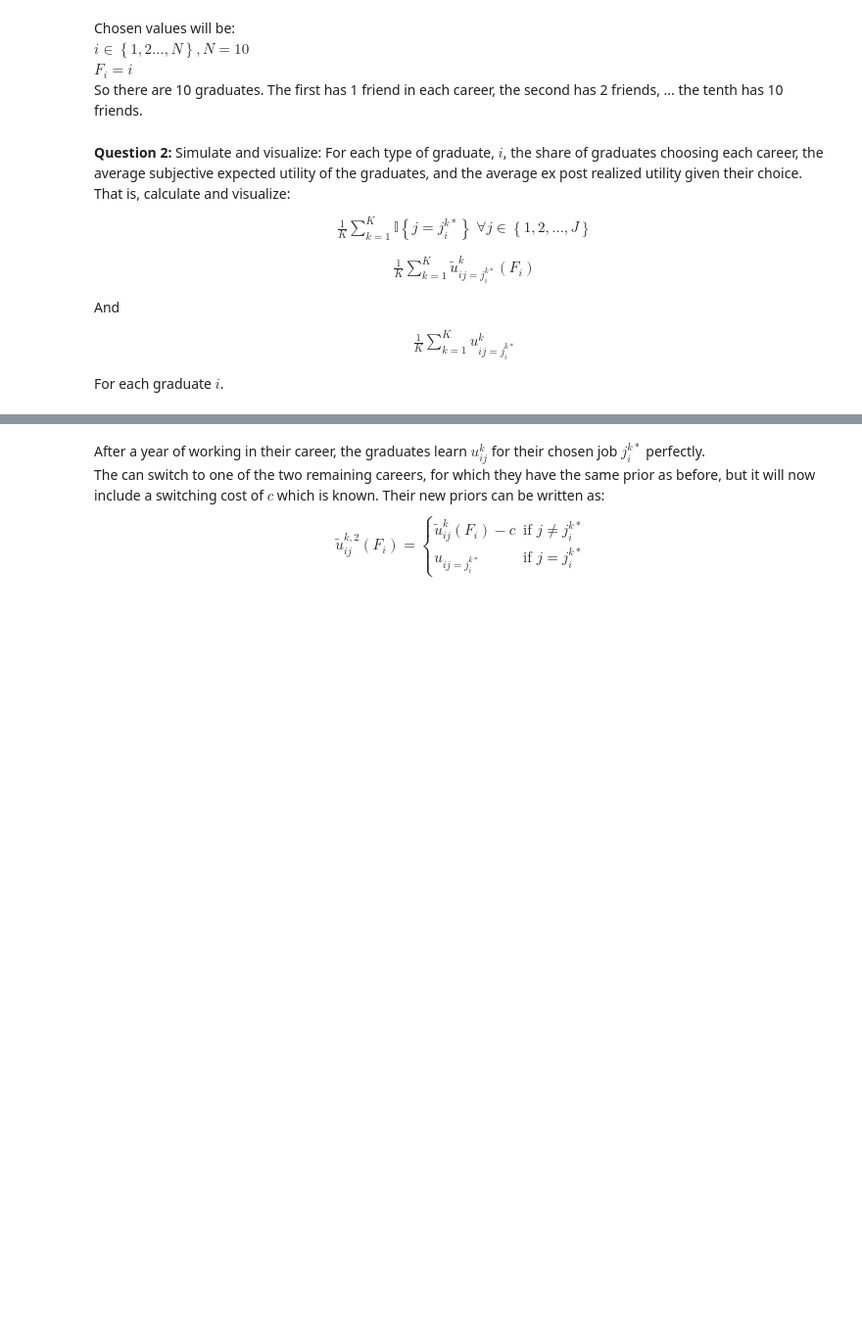
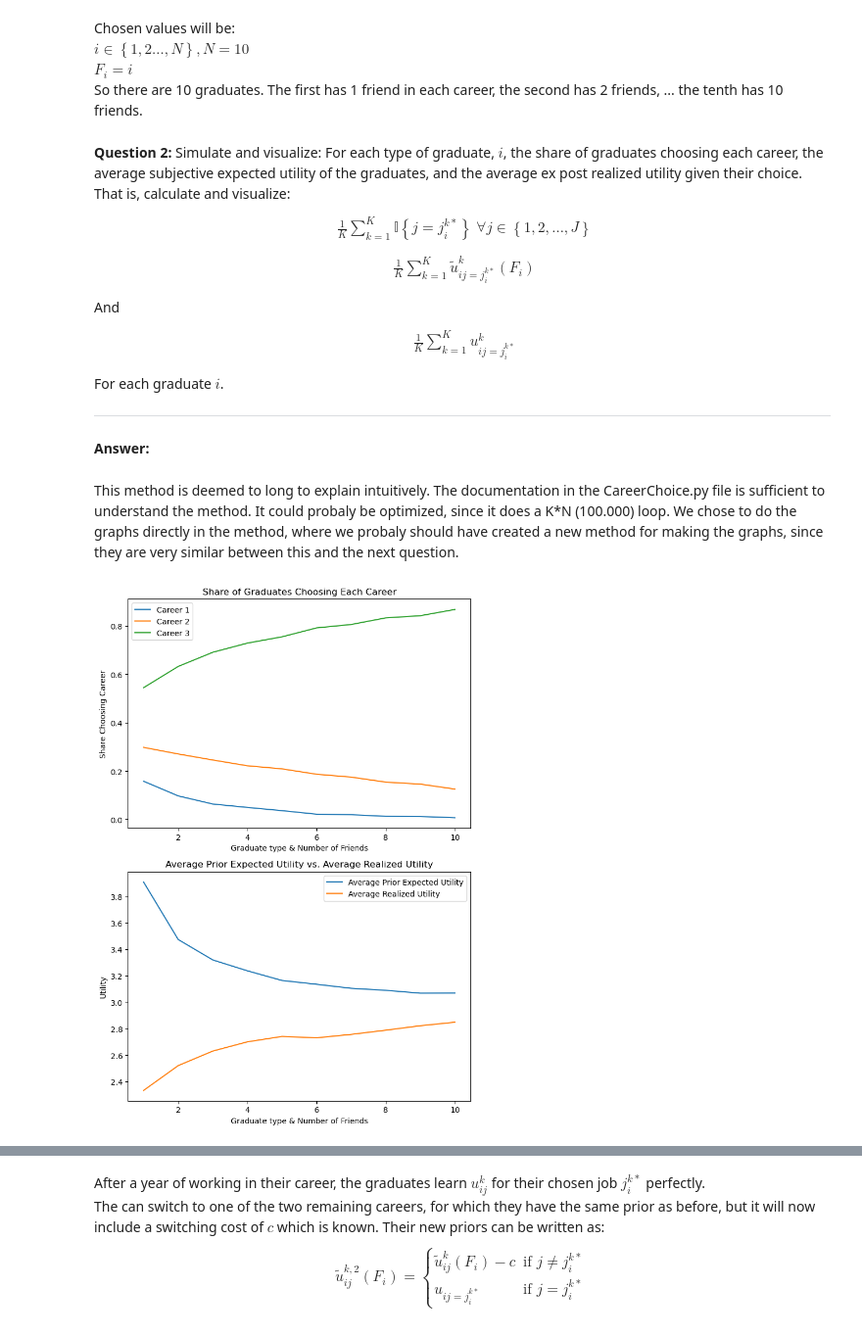
Before and after one commit to NumEconCopenhagen/projects-2024-mathias-mikkel-gabriele, a Jupyter notebook: examproject/exam_2024.ipynb, the cells around one changed output, grey strips where cells are left out. Shown at 98% size. Cells and saved outputs as stored; diff of their text form; code cells hidden in the pictures; blank space fills up the shorter version.

```diff
--- a/examproject/exam_2024.ipynb
+++ b/examproject/exam_2024.ipynb
@@ -203,0 +218,21 @@ False
+# %%
+# Initialize class
+career = CareerClass()
+
+# Parameters can be changed here if wanted
+career.par.J = 3 # number of careers
+career.par.N = 10 # number of graduates
+career.par.K = 10000 # number of simulations
+career.par.i = np.array([1,2,3,4,5,6,7,8,9,10])
+
+career.par.F = np.arange(1,career.par.N+1,1) # number of friends in each career
+career.par.sigma = 2 # standard deviation of the normal distribution
+
+career.par.v = np.arange(1,career.par.J+1, 1) # utility of each career
+career.par.c = 1 # cost of switching career
+
+# set seed if wanted, for reproducability, each career does K different draws.
+seed = 2024
+
+# run the method that answers the question
+career.expec_and_avg_utility(seed=seed)
@@ -238,3 +286,6 @@ $$
 \end{align*}
 $$
 For each graduate $i$.
+
+__________________________________________________________________________________________
+**Answer:**
@@ -256,0 +292,8 @@ for i in range(1,11,1):
+# %% [markdown]
+This method is deemed to long to explain intuitively. The documentation in the CareerChoice.py file is sufficient to understand the method. It could probaly be optimized, since it does a K*N (100.000) loop. We chose to do the graphs directly in the method, where we probaly should have created a new method for making the graphs, since they are very similar between this and the next question.
+# %%
+# This method does all the calculations and draws for question two and produced the required graphs.
+# We also store key results for later use.
+choices, average_prior_expected_utilities, average_realized_utilities, realized_utilities = career.simulate_career_choices(seed=seed)
+# %% [output]
+[figure, added]
```
Also changed, not shown: parts of 45 cells of this notebook, 1 other file.
